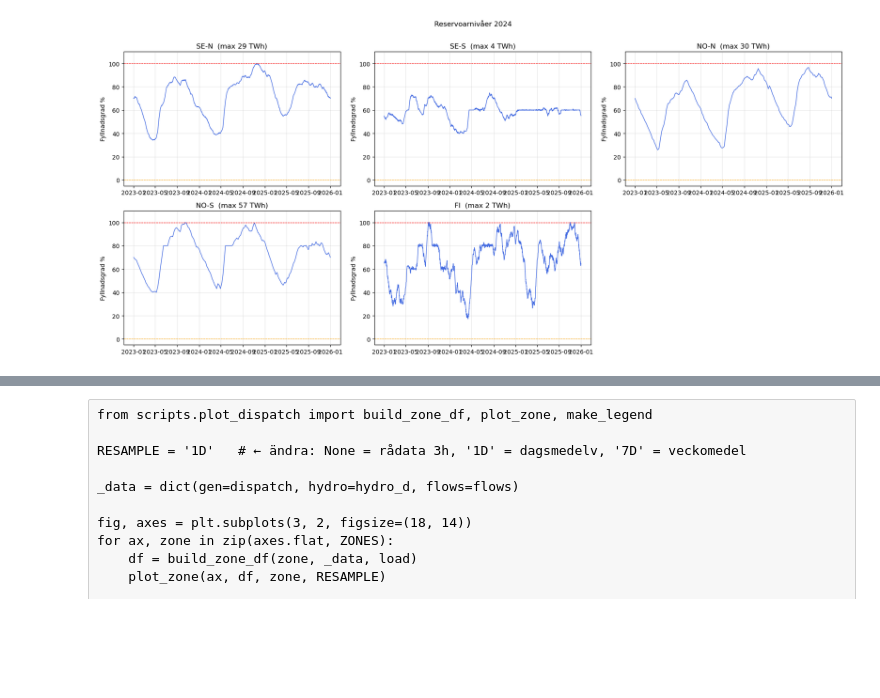
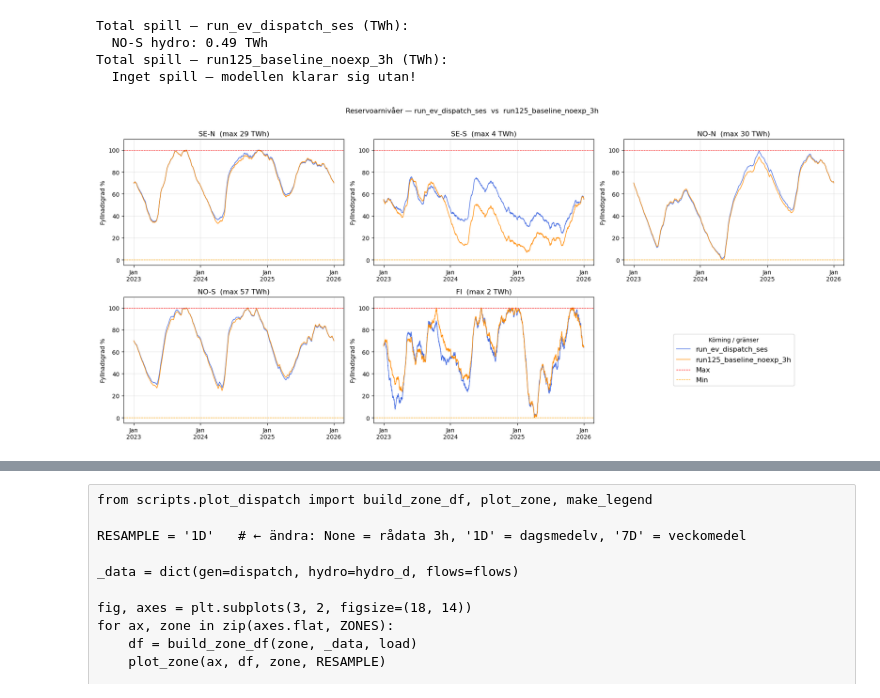
Before and after one commit to beow/NordPSA, a Jupyter notebook: notebooks/explore_results.ipynb, the cells around one changed output, grey strips where cells are left out. Cells and saved outputs as stored; diff of their text form; code cells hidden in the pictures; blank space fills up the shorter version.

```diff
--- a/notebooks/explore_results.ipynb
+++ b/notebooks/explore_results.ipynb
@@ -13,8 +15,11 @@ from pathlib import Path
 # LABEL = "run69_battery_10gw10h_1h"
 # LABEL = "run82_wind_ses_9893_1h"
 # LABEL = "run84_socpin_senose_1h"
-LABEL = "run110_wvcurve_calib_3h"          # 1h-baseline: elasticitet + hydrogolv-komp
-LABEL2 = None   # sätt till en annan körning (t.ex. 'run95_elasticity_3h') för att jämföra mot DEN i stället för faktiskt
+LABEL = "run68_baseline_1h"          # 1h-baseline: elasticitet + hydrogolv-komp
+#LABEL = "run123_sefi_ntc1200_3h"
+LABEL = "run_ev_dispatch_ses"
+LABEL2 = "run125_baseline_noexp_3h"   # sätt till en annan körning (t.ex. 'run95_elasticity_3h') för att jämföra mot DEN i stället för faktiskt
+#LABEL2 = None
 ROOT = Path('..').resolve()
 sys.path.insert(0, str(ROOT))
 
@@ -219,31 +459,77 @@ for label, d, _ in runs:
 # %%
-## soclevels, commit
-# SoC i % av max kapacitet
+"""soclevels — reservoarernas fyllnadsgrad (SoC i % av max) per hydrozon. Plottar LABEL
+och, om LABEL2 är satt i bootstrap, även LABEL2 som jämförelse — med korrekta rubriker.
+
+Förutsätter bootstrap.py (LABEL, LABEL2, ROOT, ZONES, cfg, soc, spill, plt).
+"""
 import yaml
 with open(ROOT / 'config' / 'zones.yaml') as f:
     cfg = yaml.safe_load(f)
+
+LABEL2 = globals().get('LABEL2', None)
+
+# SoC-serier att plotta: (rubrik, DataFrame, färg, linjestil)
+soc2 = None
+if LABEL2:
+    _p = ROOT / 'results' / LABEL2 / 'hydro_soc.csv'
+    if _p.exists():
+        soc2 = pd.read_csv(_p, index_col=0, parse_dates=True)
+    else:
+        print(f"OBS: hydro_soc.csv saknas för LABEL2 = {LABEL2}.")
+series = [(LABEL, soc, 'royalblue', '-')]
+if soc2 is not None:
+    series.append((LABEL2, soc2, 'darkorange', '-'))
 
 fig, axes = plt.subplots(2, 3, figsize=(18, 8))
 hydro_zones = [z for z in ZONES if cfg['zones'][z]['hydro_p_nom_mw'] > 0]
 
 for ax, zone in zip(axes.flat, hydro_zones):
     p_nom  = cfg['zones'][zone]['hydro_p_nom_mw']
     max_h  = cfg['zones'][zone]['hydro_max_hours']
     max_e  = p_nom * max_h  # MWh
     col    = f'{zone} hydro'
-    if col in soc.columns:
-        soc_pct = soc[col] / max_e * 100
-        ax.plot(soc_pct.index, soc_pct.values, lw=1, color='royalblue')
-        ax.axhline(100, color='red', ls='--', lw=0.8, label='Max')
-        ax.axhline(0,   color='orange', ls='--', lw=0.8, label='Min')
-        ax.set_ylim(-5, 110)
-        ax.set_title(f'{zone}  (max {max_e/1e6:.0f} TWh)')
-        ax.set_ylabel('Fyllnadsgrad %')
+    for run_label, s, color, ls in series:
+        if col in s.columns:
+            soc_pct = s[col] / max_e * 100
+            ax.plot(soc_pct.index, soc_pct.values, lw=1, color=color, ls=ls, label=run_label)
+    ax.axhline(100, color='red',    ls='--', lw=0.8, label='Max')
+    ax.axhline(0,   color='orange', ls='--', lw=0.8, label='Min')
+    ax.set_ylim(-5, 110)
+    ax.set_title(f'{zone}  (max {max_e/1e6:.0f} TWh)')
+    ax.set_ylabel('Fyllnadsgrad %')
+    # Färre x-ticks så datumen inte skriver över varandra
+    ax.xaxis.set_major_locator(mdates.AutoDateLocator(minticks=3, maxticks=5))
+    ax.xaxis.set_major_formatter(mdates.DateFormatter('%b\n%Y'))
 
-for ax in axes.flat[len(hydro_zones):]:
+# Legend i första tomma rutan (till höger om sista zonen, t.ex. FI); dölj ev. resten
+n_z = len(hydro_zones)
+if n_z < len(axes.flat):
+    leg_ax = axes.flat[n_z]
+    leg_ax.axis('off')
+    h, l = axes.flat[0].get_legend_handles_labels()
+    leg_ax.legend(h, l, loc='center', fontsize=12, frameon=True, title='Körning / gränser')
+for ax in axes.flat[n_z + 1:]:
     ax.set_visible(False)
 
-plt.suptitle('Reservoarnivåer 2024', y=1.01)
+_sub = f'Reservoarnivåer — {LABEL}' + (f'  vs  {LABEL2}' if soc2 is not None else '')
+plt.suptitle(_sub, y=1.01)
 plt.tight_layout()
+
+# --- Spill per körning ---
+for run_label, s, _c, _ls in series:
+    sp = spill if run_label == LABEL else \
+         pd.read_csv(ROOT / 'results' / run_label / 'hydro_spill.csv', index_col=0, parse_dates=True)
+    total_spill = sp.sum()
+    print(f'Total spill — {run_label} (TWh):')
+    if (total_spill == 0).all():
+        print('  Inget spill — modellen klarar sig utan!')
+    else:
+        for c, val in total_spill.items():
+            if val > 0:
+                print(f'  {c}: {val/1e6:.2f} TWh')
 # %% [output]
+Total spill — run_ev_dispatch_ses (TWh):
+  NO-S hydro: 0.49 TWh
+Total spill — run125_baseline_noexp_3h (TWh):
+  Inget spill — modellen klarar sig utan!
-[figure, old version]
+[figure, new version]
```
Also changed, not shown: parts of 22 cells of this notebook, 5 other files.
